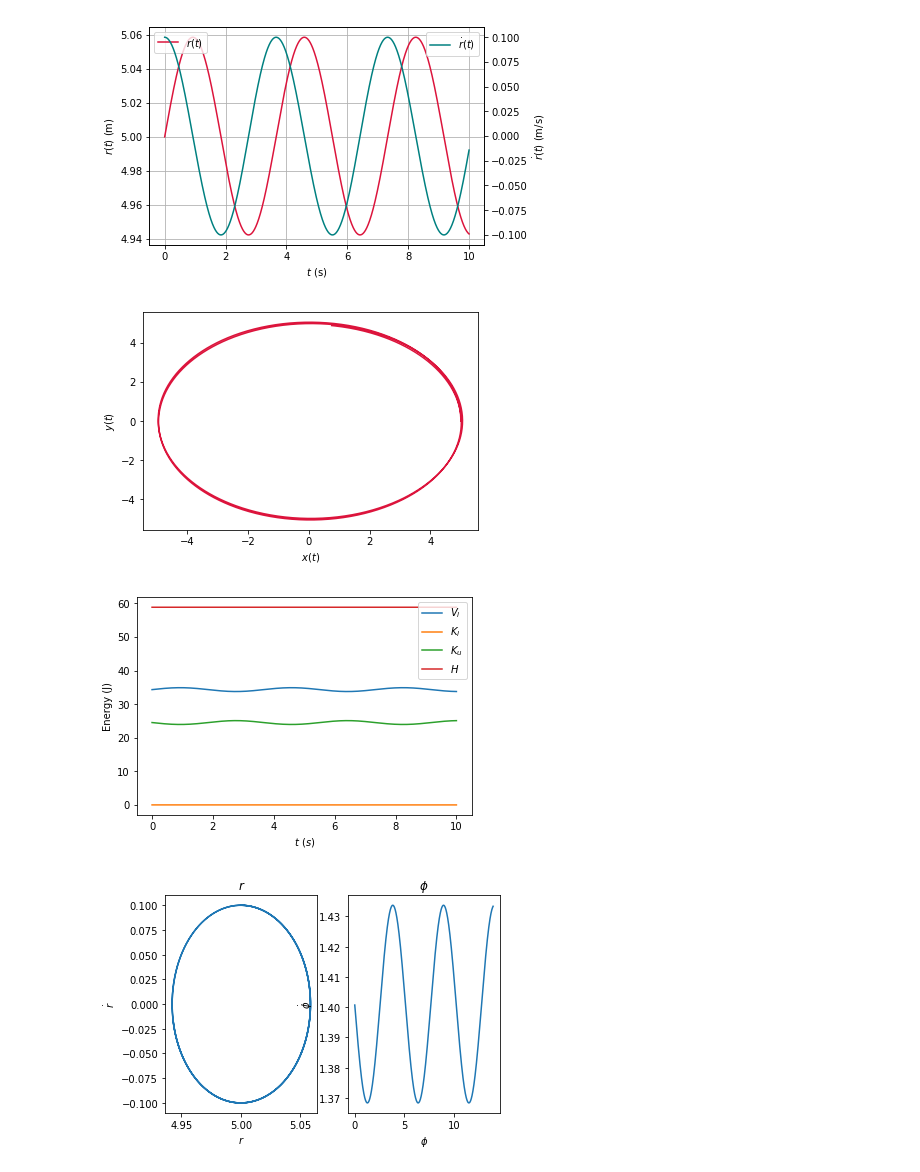
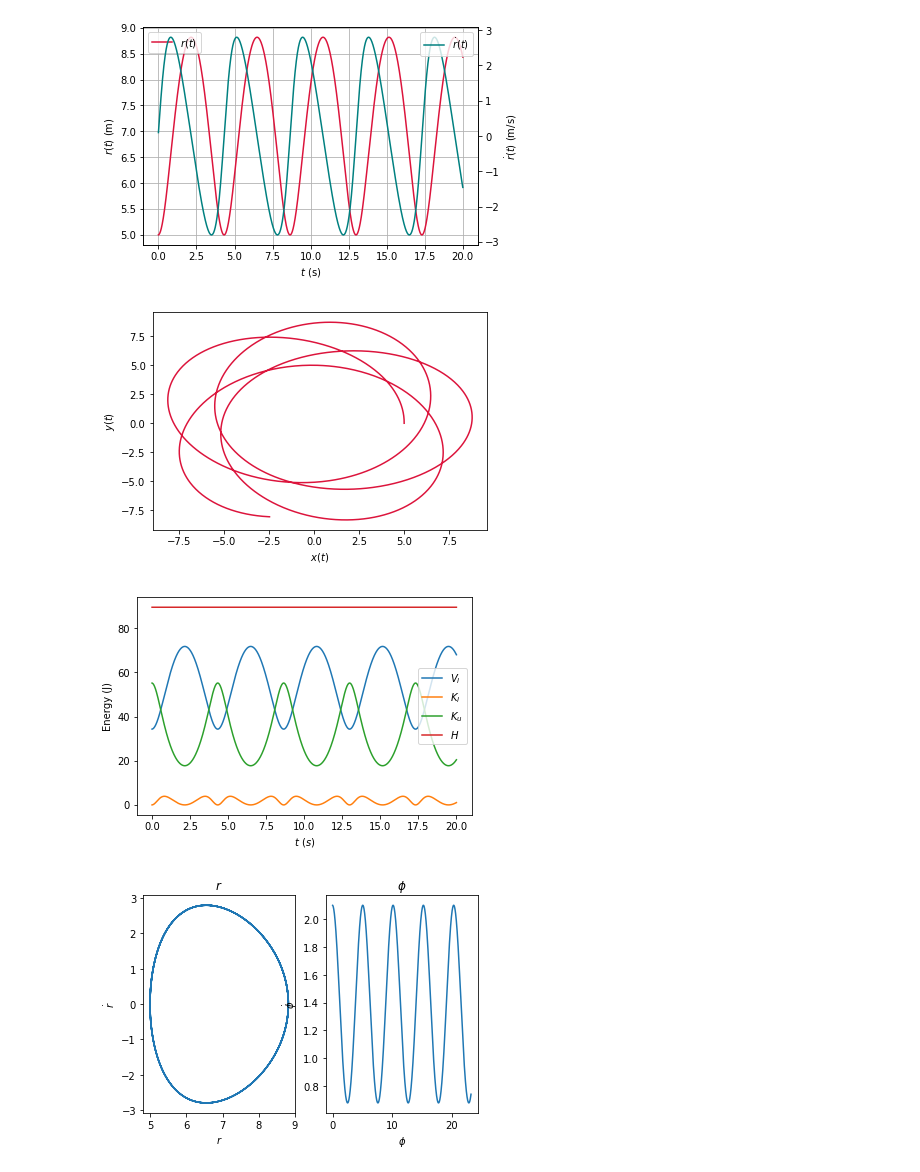
Before and after one commit to jorgenem/FYS3120, a Jupyter notebook: Oblig_3_problem_3.ipynb, the cells around one changed output. Drawn from its saved outputs; the diff is of its cells as text; code cells hidden in the pictures.

Commit message:
updated phidot0

```diff
--- a/Oblig_3_problem_3.ipynb
+++ b/Oblig_3_problem_3.ipynb
@@ -14,7 +14,10 @@ r0 = 5.0 # m
 rdot0 = 0.1 # m/s
 phi0 = 0 # Initial angle
 #phidot0 = 1.0 # s^-1 -- initial angular velocity
-phidot0 = np.sqrt(g/r0) # This is the condition for r'' to be zero initially (right hand side of EoM cancels). This makes the motion approximately harmonic in r.
+phidot0 = 1.5*np.sqrt(g/r0) # For 1.0*np.sqrt, this is the condition for r'' to be zero initially
+                            # (right hand side of EoM cancels).
+                            # This makes the motion approximately harmonic in r.
+                            # Try playing with it!
 p_phi = m*r0**2*phidot0 # kg m^2/s -- phi angular momentum, conserved
 
 # Set up and solve equation system
@@ -26,7 +29,7 @@ def ode_system(y,t):
 	return dydt
 
 y0 = [r0, rdot0, phi0]
-t = np.linspace(0,10,2001)
+t = np.linspace(0,20,2001)
 solution = odeint(ode_system, y0, t) # the money call
 r = solution[:,0]
 rdot = solution[:,1]
@@ -71,34 +74,34 @@ K_upper = 0.5*m*(rdot**2 + (r*phidot)**2) # Kinetic energy of upper mass
 H = V_lower + K_lower + K_upper # Total energy, Hamiltonian
 
 
 f_energy, ax_energy = plt.subplots(1,1)
 ax_energy.plot(t, V_lower, label='$V_l$')
 ax_energy.plot(t, K_lower, label='$K_l$')
 ax_energy.plot(t, K_upper, label='$K_u$')
 ax_energy.plot(t, H, label='$H$')
 ax_energy.set_ylabel("Energy (J)")
 ax_energy.set_xlabel("$t\,\,(s)$")
 ax_energy.legend()
 
 
 
 # Phase space plots
 f_phasespace, ax_phasespace = plt.subplots(1,2)
 ax_phasespace[0].plot(r, rdot)
 ax_phasespace[0].set_xlabel("$r$")
 ax_phasespace[0].set_ylabel("$\dot{r}$")
 ax_phasespace[0].set_title("$r$")
 ax_phasespace[1].plot(phi, phidot)
 ax_phasespace[1].set_xlabel("$\phi$")
 ax_phasespace[1].set_ylabel("$\dot{\phi}$")
 ax_phasespace[1].set_title("$\phi$")
 
 
 
 
 plt.show()
 # %% [output]
-[figure, old version]
+[figure, new version]
-[figure, old version]
+[figure, new version]
-[figure, old version]
+[figure, new version]
-[figure, old version]
+[figure, new version]
```
